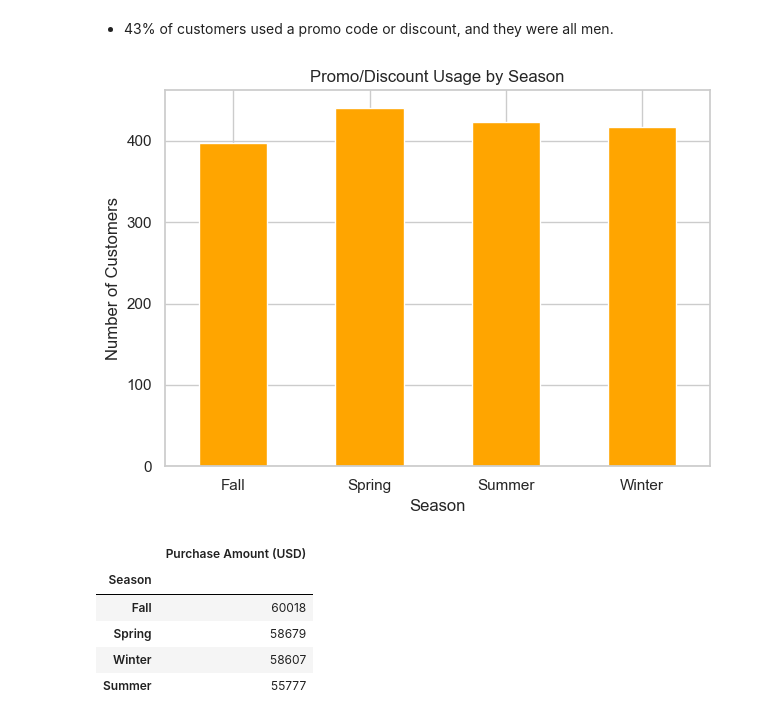
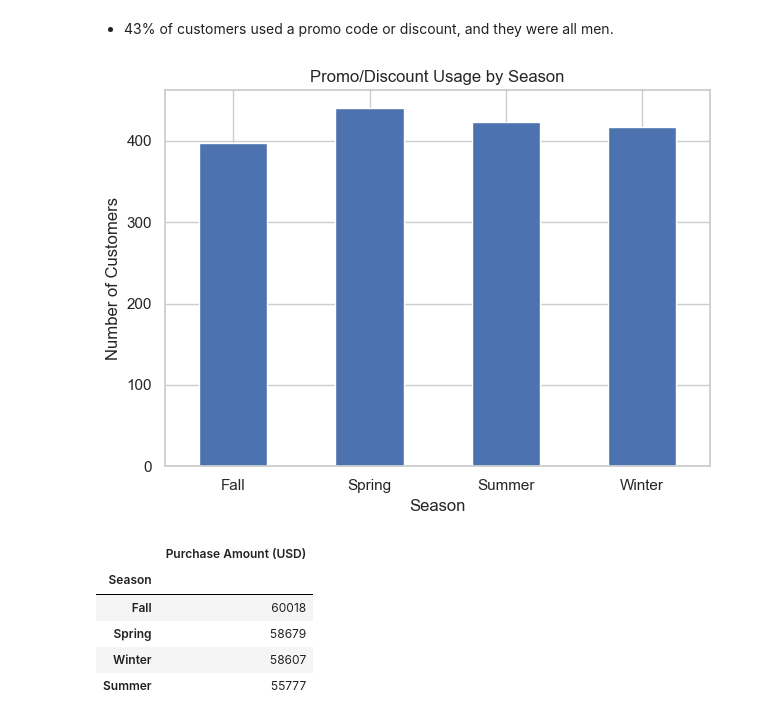
Before and after one commit to seojiny/Customer-Segmentation-Analysis, a Jupyter notebook: Customer_Segmentation_Analysis.ipynb, the cells around one changed output. Cells and saved outputs as stored; diff of their text form; code cells hidden in the pictures.

Commit message:
Add visualizations and edit files

```diff
--- a/Customer_Segmentation_Analysis.ipynb
+++ b/Customer_Segmentation_Analysis.ipynb
@@ -318,17 +319,16 @@ dtype: int64
 # %%
 # Seasons that customers use promo codes or discounts the most
 promo_season = (promo_discount).groupby(customers['Season']).sum()
 
-promo_season.plot(kind='bar',
-                  color='orange')
+promo_season.plot(kind='bar')
 
 plt.title('Promo/Discount Usage by Season')
 plt.xlabel('Season')
 plt.ylabel('Number of Customers')
 plt.xticks(rotation=0)
 plt.tight_layout()
 # %% [output]
-[figure, old version]
+[figure, new version]
 # %%
 # What season generates the most revenue?
 season_revenue = pd.DataFrame(customers.groupby(['Season'])[['Purchase_Amount']].sum())
```
Also changed, not shown: parts of 47 cells of this notebook, 8 other files.
